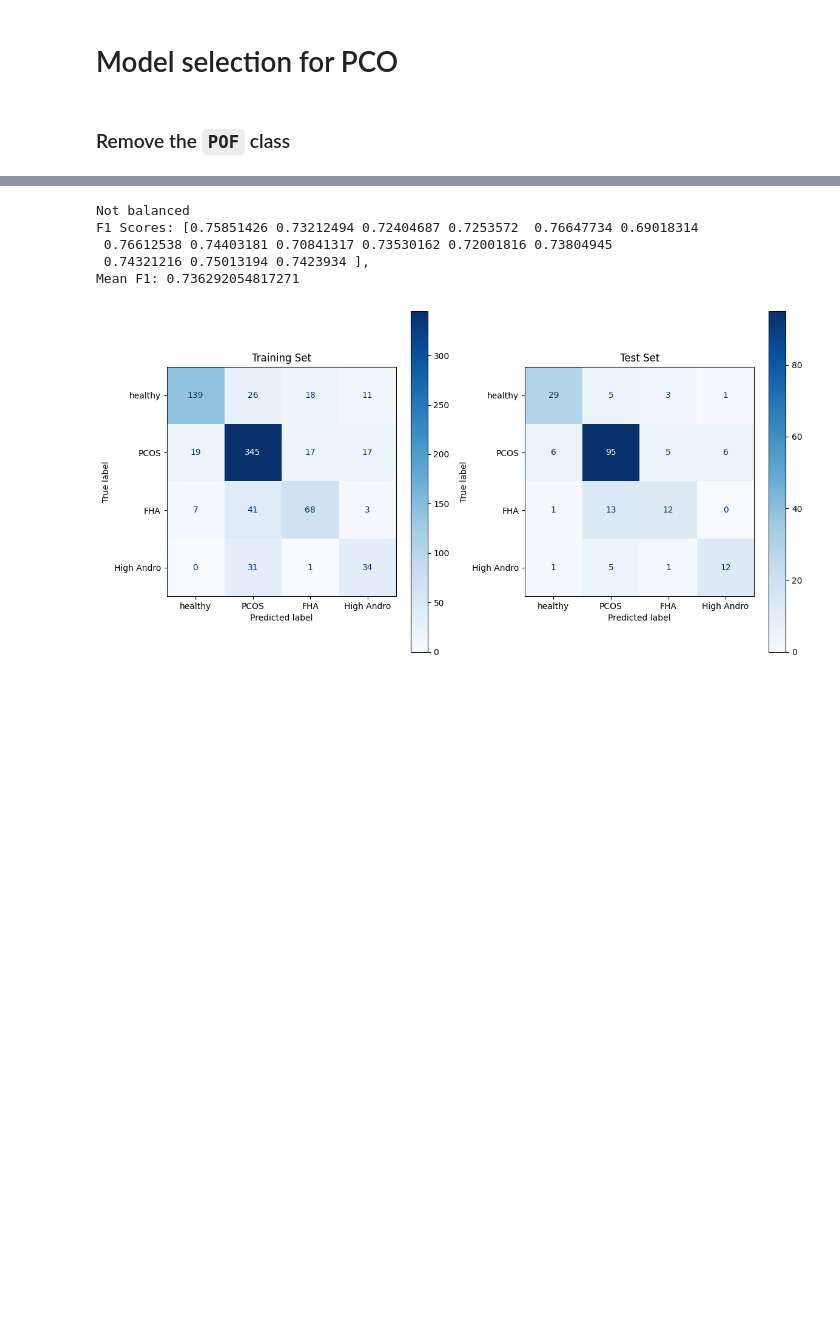
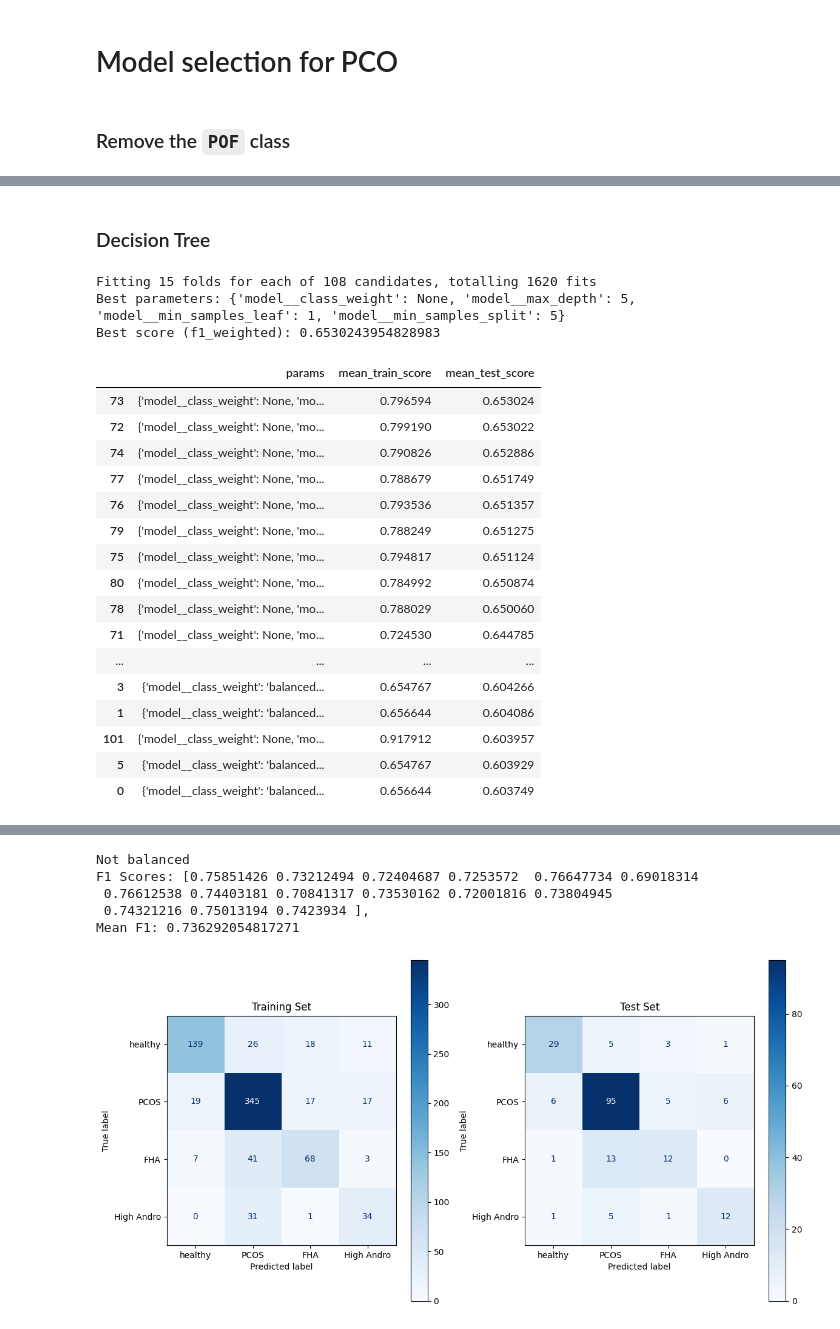
Before and after one commit to Karina-00/Master_project, a Jupyter notebook: pco_models.ipynb, the cells around one changed output, grey strips where cells are left out. Saved outputs shown, nothing was run; the diff lists cells and outputs as text; code cells hidden in the pictures; blank space fills up the shorter version.

```diff
--- a/pco_models.ipynb
+++ b/pco_models.ipynb
@@ -98,0 +209,36 @@ CLASS_NAMES = ['healthy', 'PCOS', 'FHA', 'High Andro']
+# %% [markdown]
+### Decision Tree
+# %%
+model_tree = DecisionTreeClassifier()
+#  TODO: run again
+param_grid_tree = {
+    'model__criterion': ['gini', 'entropy', 'log_loss'],
+    'model__max_depth': [3, 4, 5],
+    'model__min_samples_split': [4, 5, 6],
+    'model__min_samples_leaf': [1, 2],
+    'model__class_weight': [None],
+}
+
+tree_h_scores = hyperparameter_tuning_general(X_train, y_train, PCO, model_tree, continuous_preprocessor_tree, categorical_preprocessor, param_grid_tree, scoring_metric='f1_weighted')
+tree_h_scores.sort_values(by='mean_test_score', ascending=False)
+# %% [output]
+Fitting 15 folds for each of 108 candidates, totalling 1620 fits
+Best parameters: {'model__class_weight': None, 'model__max_depth': 5, 'model__min_samples_leaf': 1, 'model__min_samples_split': 5}
+Best score (f1_weighted): 0.6530243954828983
+|  | params | mean_train_score | mean_test_score |
+| 73 | {'model__class_weight': None, 'mo... | 0.796594 | 0.653024 |
+| 72 | {'model__class_weight': None, 'mo... | 0.799190 | 0.653022 |
+| 74 | {'model__class_weight': None, 'mo... | 0.790826 | 0.652886 |
+| 77 | {'model__class_weight': None, 'mo... | 0.788679 | 0.651749 |
+| 76 | {'model__class_weight': None, 'mo... | 0.793536 | 0.651357 |
+| 79 | {'model__class_weight': None, 'mo... | 0.788249 | 0.651275 |
+| 75 | {'model__class_weight': None, 'mo... | 0.794817 | 0.651124 |
+| 80 | {'model__class_weight': None, 'mo... | 0.784992 | 0.650874 |
+| 78 | {'model__class_weight': None, 'mo... | 0.788029 | 0.650060 |
+| 71 | {'model__class_weight': None, 'mo... | 0.724530 | 0.644785 |
+| ... | ... | ... | ... |
+| 3 | {'model__class_weight': 'balanced... | 0.654767 | 0.604266 |
+| 1 | {'model__class_weight': 'balanced... | 0.656644 | 0.604086 |
+| 101 | {'model__class_weight': None, 'mo... | 0.917912 | 0.603957 |
+| 5 | {'model__class_weight': 'balanced... | 0.654767 | 0.603929 |
+| 0 | {'model__class_weight': 'balanced... | 0.656644 | 0.603749 |
```
Also changed, not shown: parts of 26 cells of this notebook, 4 other files.
